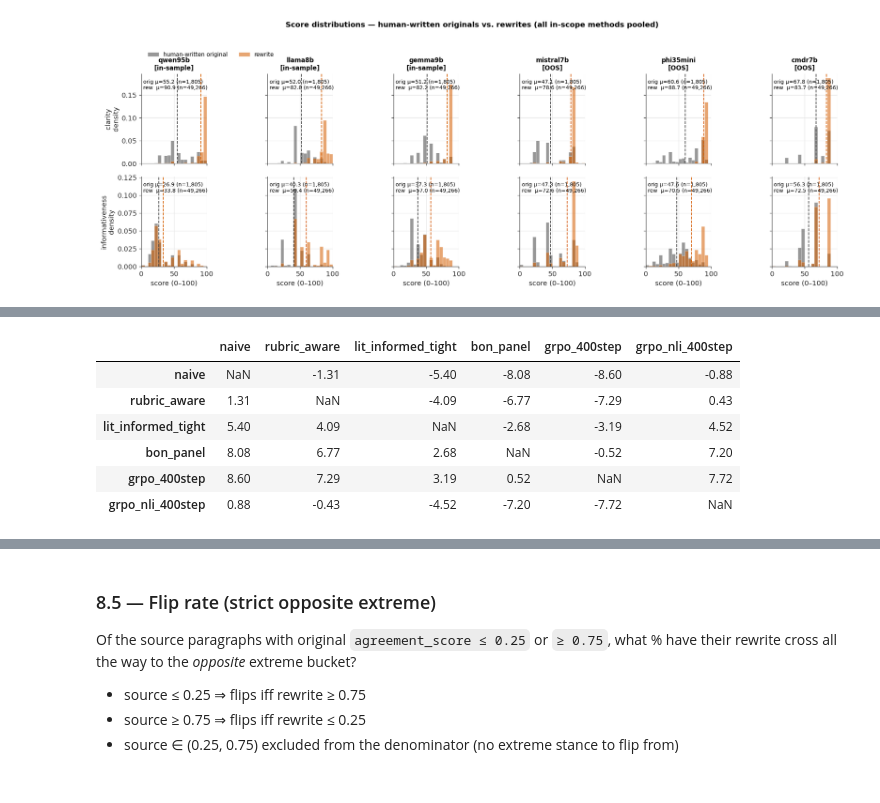
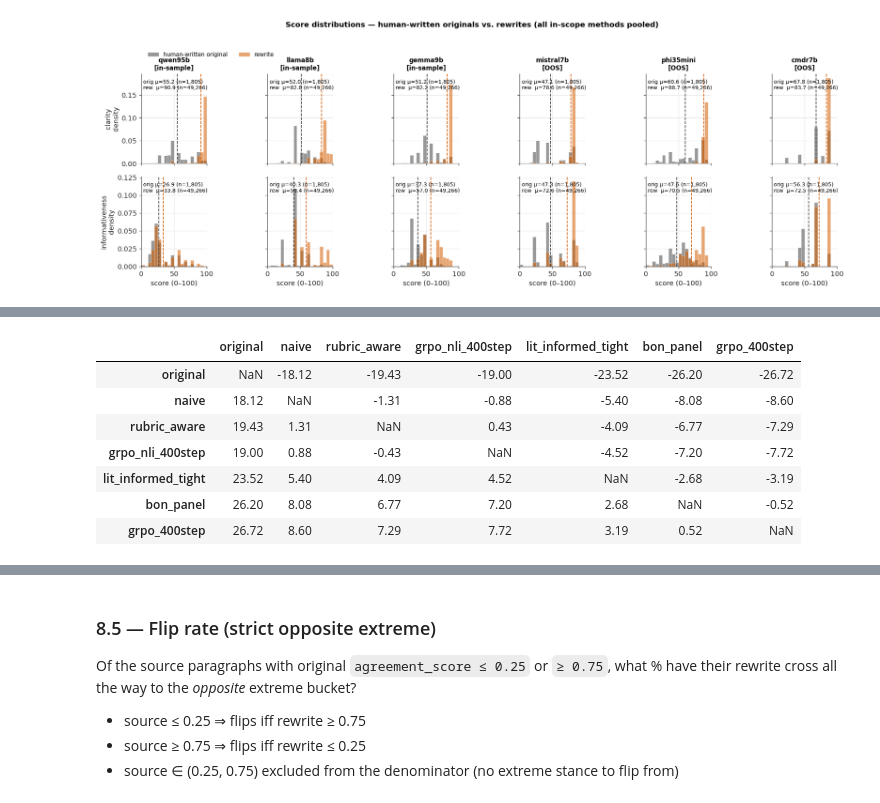
Before and after one commit to daxmavy/attack-llm-judge, a Jupyter notebook: analysis/analysis.ipynb, the cells around one changed output, grey strips where cells are left out. Cells and saved outputs as stored; diff of their text form; code cells hidden in the pictures.

```diff
--- a/analysis/analysis.ipynb
+++ b/analysis/analysis.ipynb
@@ -1362,16 +1369,14 @@ rewriter portfolio — which removes the model-quality confound.
 # %%
+# Long-format observations (rewrite × OOS-judge × criterion). Include `original` as the reference.
+S8_REG_METHODS = ['original', 'naive', 'rubric_aware', 'grpo_nli_400step',
+                  'lit_informed_tight', 'bon_panel', 'grpo_400step']
+
 s8_reg = s8_scores[(s8_scores['panel'] == 'oos') &
-                   (s8_scores['method'] != 'original') &
-                   (s8_scores['rewriter'].isin(S8_REWRITER_ORDER))].copy()
-s8_reg['method']   = pd.Categorical(
-    s8_reg['method'],
-    categories=['naive'] + [m for m in S8_METHOD_ORDER if m not in ('original', 'naive')])
-s8_reg['rewriter'] = pd.Categorical(s8_reg['rewriter'],
-                                    categories=['Qwen2.5-1.5B', 'LFM2.5-1.2B', 'gemma-3-1B'])
+                   (s8_scores['method'].isin(S8_REG_METHODS))].copy()
+s8_reg['method'] = pd.Categorical(s8_reg['method'], categories=S8_REG_METHODS)
 
-s8_mod = smf.ols(
-    'score ~ C(method, Treatment("naive")) * C(rewriter, Treatment("Qwen2.5-1.5B"))'
-    ' + C(judge_slug) + C(judge_criterion)', data=s8_reg)
+s8_mod = smf.ols('score ~ C(method, Treatment("original"))', data=s8_reg)
 s8_res = s8_mod.fit(cov_type='cluster', cov_kwds={'groups': s8_reg['source_doc_id']})
-print(f'rows fit: {len(s8_reg):,}   clusters: {s8_reg.source_doc_id.nunique()}   R² = {s8_res.rsquared:.3f}')
+
+print(f'rows: {len(s8_reg):,}    clusters: {s8_reg.source_doc_id.nunique():,}    R²: {s8_res.rsquared:.4f}')
 # %% [output]
@@ -1422,40 +1409,20 @@ Counterfactual mean OOS score per (method, rewriter):
 # %%
-# Pairwise differences with cluster-robust SE.
-_cov = s8_res.cov_params().values
+# Pairwise Δ matrix (method_row vs method_col), point estimates only.
+# Each entry is β_row − β_col under the same model; SE available via L'Vβ if needed.
+_p  = s8_res.params
+_methods_in_model = [m for m in S8_REG_METHODS if m != 'original']
+def _beta(m):
+    if m == 'original': return 0.0
+    needle = f'C(method, Treatment("original"))[T.{m}]'
+    return float(_p[next(k for k in _p.index if needle in k)])
 
-def _L_for(method):
-    mask = (_grid['method'] == method).values
-    return _X[mask].mean(axis=0)
-
-def _diff_with_se(m_hi, m_lo):
-    L = _L_for(m_hi) - _L_for(m_lo)
-    est = float(L @ s8_res.params.values)
-    se  = float(np.sqrt(L @ _cov @ L))
-    return est, se
-
-# Δ vs naive (rich version)
-_rows = []
-for m in _methods_reg:
-    if m == 'naive':
-        continue
-    est, se = _diff_with_se(m, 'naive')
-    _rows.append({'method': m, 'Δ_vs_naive': est, 'se': se,
-                  'ci_lo': est - 1.96 * se, 'ci_hi': est + 1.96 * se,
-                  't': est / se})
-s8_diff_vs_naive = pd.DataFrame(_rows)
-print('Δ in counterfactual mean OOS score vs `naive` (95% cluster-robust CIs):')
-print(s8_diff_vs_naive.round(3).to_string(index=False))
-
-# Full pairwise matrix (point estimates only, for at-a-glance)
-_mat = pd.DataFrame(index=_methods_reg, columns=_methods_reg, dtype=float)
-for mi in _methods_reg:
-    for mj in _methods_reg:
+_mat = pd.DataFrame(index=S8_REG_METHODS, columns=S8_REG_METHODS, dtype=float)
+for mi in S8_REG_METHODS:
+    for mj in S8_REG_METHODS:
         if mi == mj:
             continue
-        est, _ = _diff_with_se(mi, mj)
-        _mat.loc[mi, mj] = est
-s8_pairwise_diff = _mat.reindex([m for m in S8_METHOD_ORDER if m in _methods_reg],
-                                columns=[m for m in S8_METHOD_ORDER if m in _methods_reg])
-print('\nFull pairwise difference matrix (Δ = row − col, point estimate):')
+        _mat.loc[mi, mj] = _beta(mi) - _beta(mj)
+s8_pairwise_diff = _mat
+print('Pairwise Δ in OOS judge score (Δ = row − col):')
 display(s8_pairwise_diff.round(2))
 # %% [output]
@@ -1471,7 +1430,8 @@ Full pairwise difference matrix (Δ = row − col, point estimate):
-|  | naive | rubric_aware | lit_informed_tight | bon_panel | grpo_400step | grpo_nli_400step |
-| naive | NaN | -1.31 | -5.40 | -8.08 | -8.60 | -0.88 |
-| rubric_aware | 1.31 | NaN | -4.09 | -6.77 | -7.29 | 0.43 |
-| lit_informed_tight | 5.40 | 4.09 | NaN | -2.68 | -3.19 | 4.52 |
-| bon_panel | 8.08 | 6.77 | 2.68 | NaN | -0.52 | 7.20 |
-| grpo_400step | 8.60 | 7.29 | 3.19 | 0.52 | NaN | 7.72 |
-| grpo_nli_400step | 0.88 | -0.43 | -4.52 | -7.20 | -7.72 | NaN |
+|  | original | naive | rubric_aware | grpo_nli_400step | lit_informed_tight | bon_panel | grpo_400step |
+| original | NaN | -18.12 | -19.43 | -19.00 | -23.52 | -26.20 | -26.72 |
+| naive | 18.12 | NaN | -1.31 | -0.88 | -5.40 | -8.08 | -8.60 |
+| rubric_aware | 19.43 | 1.31 | NaN | 0.43 | -4.09 | -6.77 | -7.29 |
+| grpo_nli_400step | 19.00 | 0.88 | -0.43 | NaN | -4.52 | -7.20 | -7.72 |
+| lit_informed_tight | 23.52 | 5.40 | 4.09 | 4.52 | NaN | -2.68 | -3.19 |
+| bon_panel | 26.20 | 8.08 | 6.77 | 7.20 | 2.68 | NaN | -0.52 |
+| grpo_400step | 26.72 | 8.60 | 7.29 | 7.72 | 3.19 | 0.52 | NaN |
```
Also changed, not shown: parts of 20 cells of this notebook, 1 other file.
